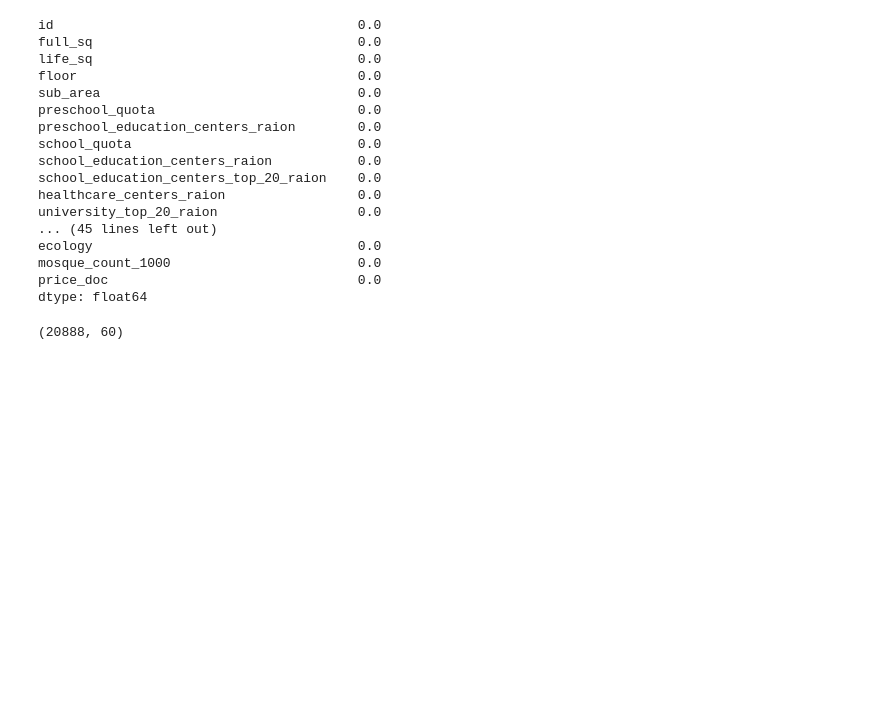
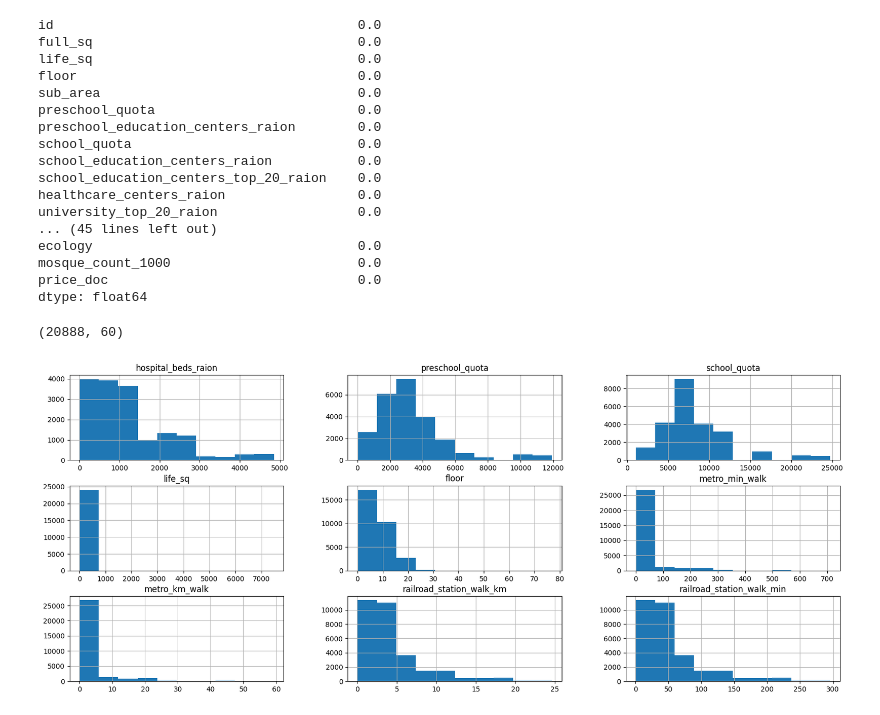
Before and after one commit to Kagemushe/sf_data_science, a Jupyter notebook: sber_py.ipynb, the cells around one changed output. Saved outputs shown, nothing was run; the diff lists cells and outputs as text; code cells hidden in the pictures; blank space fills up the shorter version.

```diff
--- a/sber_py.ipynb
+++ b/sber_py.ipynb
@@ -176,3 +176,8 @@ dtype: float64
 print(drop_data.shape)
 # %% [output]
 (20888, 60)
+# %%
+cols = cols_with_null.index
+sber_data[cols].hist(figsize=(20, 8));
+# %% [output]
+[figure, added]
```
Also changed, not shown: parts of 2 cells of this notebook.
